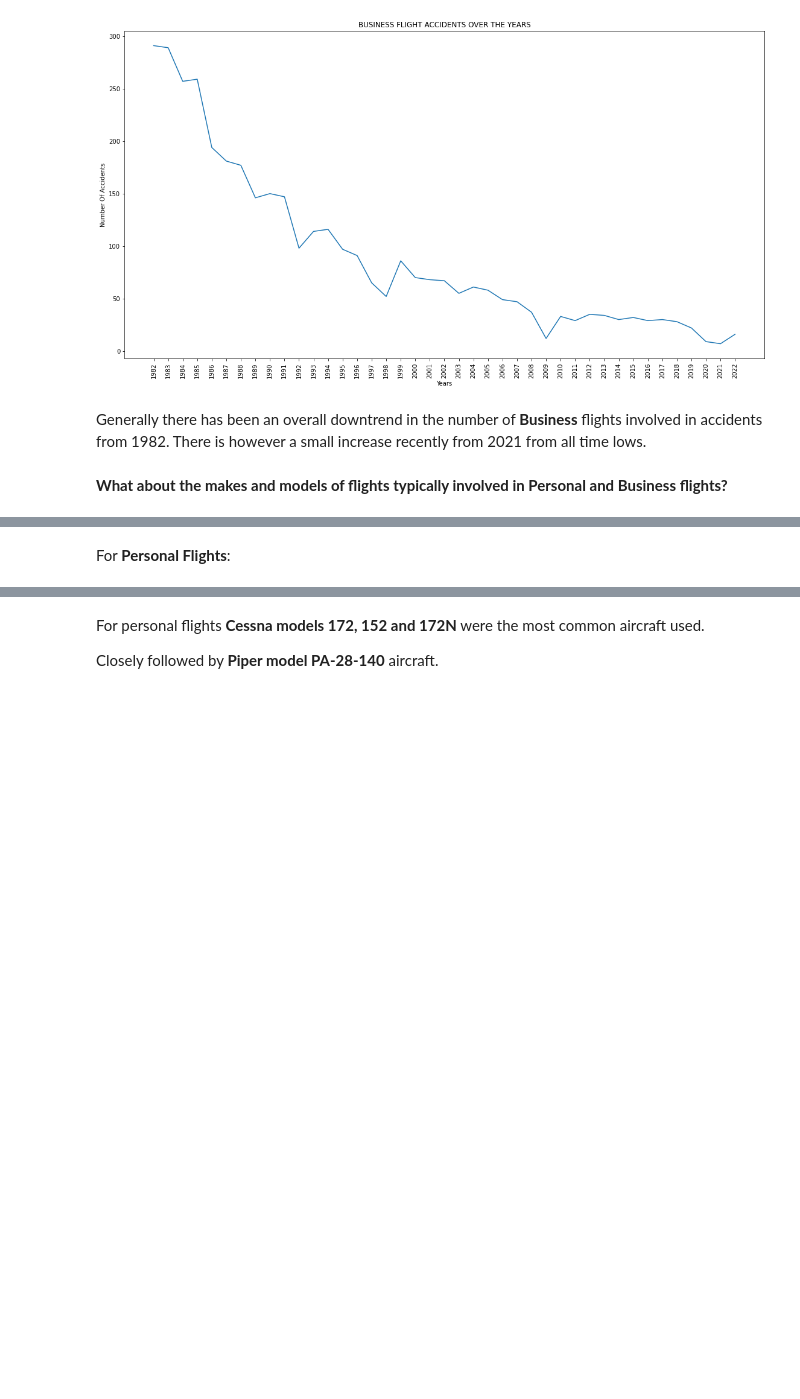
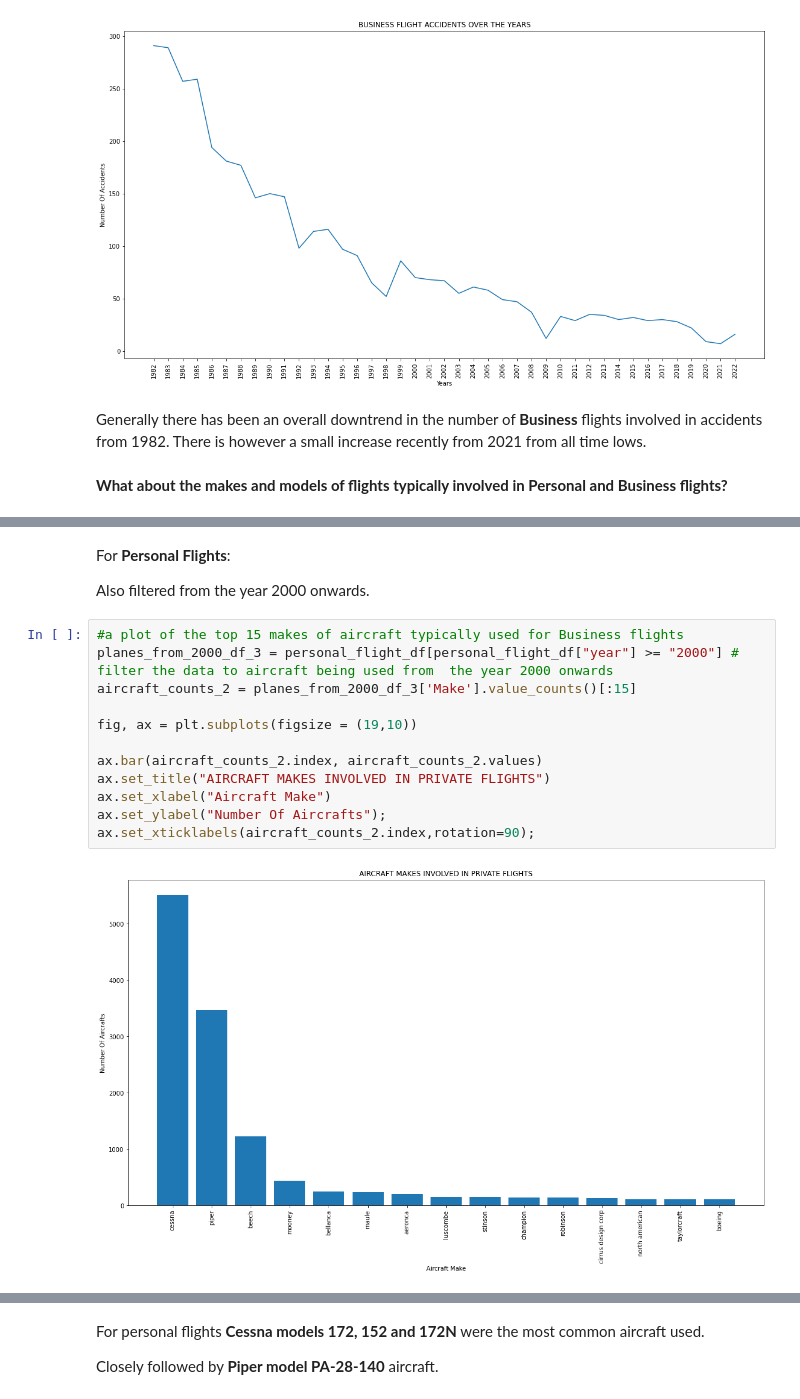
Before and after one commit to Logan-BCM/Aviation-Risk-Assessment-Project, a Jupyter notebook: dsc-phase1-project.ipynb, the cells around one changed output, grey strips where cells are left out. Saved outputs shown, nothing was run; the diff lists cells and outputs as text; blank space fills up the shorter version.

```diff
--- a/dsc-phase1-project.ipynb
+++ b/dsc-phase1-project.ipynb
@@ -788,2 +792,18 @@ Closely followed by **Cessna model T210N** and **Piper model PA-18**.
 # %% [markdown]
 For **Personal Flights**:
+
+Also filtered from the year 2000 onwards.
+# %%
+#a plot of the top 15 makes of aircraft typically used for Business flights
+planes_from_2000_df_3 = personal_flight_df[personal_flight_df["year"] >= "2000"] # filter the data to aircraft being used from  the year 2000 onwards
+aircraft_counts_2 = planes_from_2000_df_3['Make'].value_counts()[:15]
+
+fig, ax = plt.subplots(figsize = (19,10))
+
+ax.bar(aircraft_counts_2.index, aircraft_counts_2.values)
+ax.set_title("AIRCRAFT MAKES INVOLVED IN PRIVATE FLIGHTS")
+ax.set_xlabel("Aircraft Make")
+ax.set_ylabel("Number Of Aircrafts");
+ax.set_xticklabels(aircraft_counts_2.index,rotation=90);
+# %% [output]
+[figure, added]
```
Also changed, not shown: parts of 22 cells of this notebook, 1 other file.
